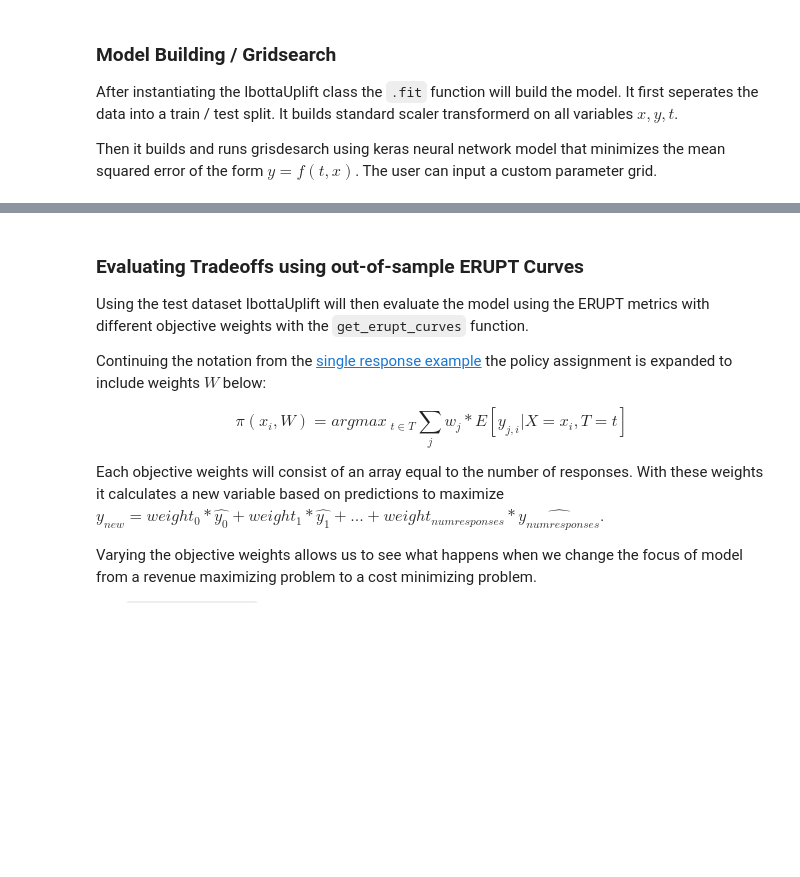
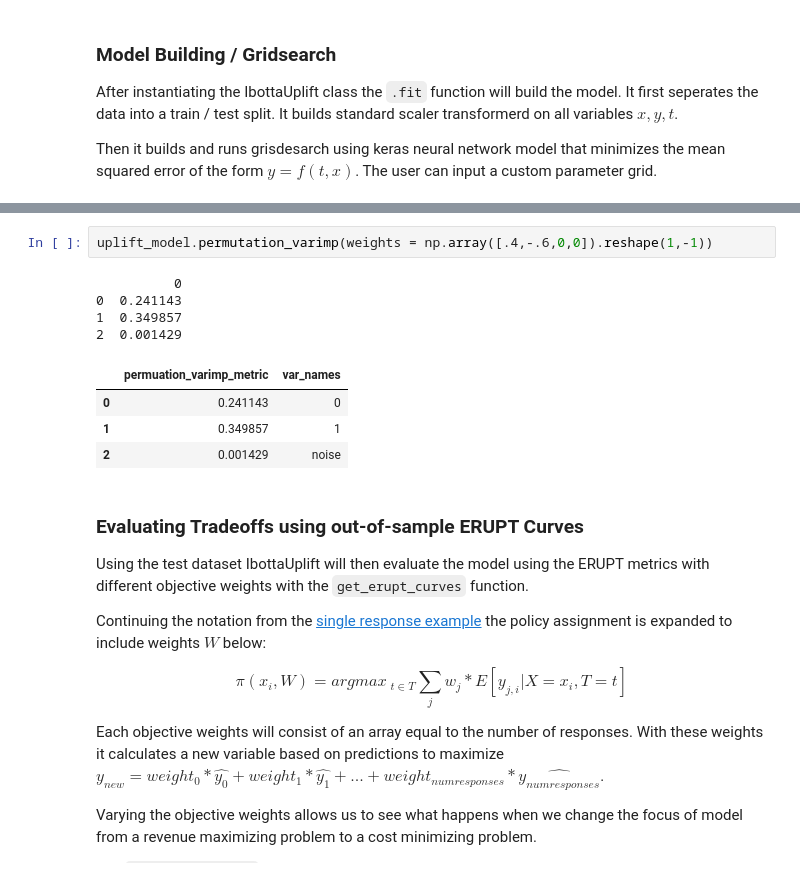
Before and after one commit to Ibotta/mr_uplift, a Jupyter notebook: examples/ibotta_uplift_multiple_response_example.ipynb, the cells around one changed output, grey strips where cells are left out. Saved outputs shown, nothing was run; the diff lists cells and outputs as text; blank space fills up the shorter version.

```diff
--- a/examples/ibotta_uplift_multiple_response_example.ipynb
+++ b/examples/ibotta_uplift_multiple_response_example.ipynb
@@ -99,3 +114,14 @@ uplift_model.fit(x, y, t.reshape(-1,1), param_grid = param_grid, n_jobs = 1)
+# %%
+uplift_model.permutation_varimp(weights = np.array([.4,-.6,0,0]).reshape(1,-1))
+# %% [output]
+          0
+0  0.241143
+1  0.349857
+2  0.001429
+|  | permuation_varimp_metric | var_names |
+| 0 | 0.241143 | 0 |
+| 1 | 0.349857 | 1 |
+| 2 | 0.001429 | noise |
 # %% [markdown]
 ### Evaluating Tradeoffs using out-of-sample ERUPT Curves
 
```
Also changed, not shown: parts of 4 cells of this notebook, 4 other files.
